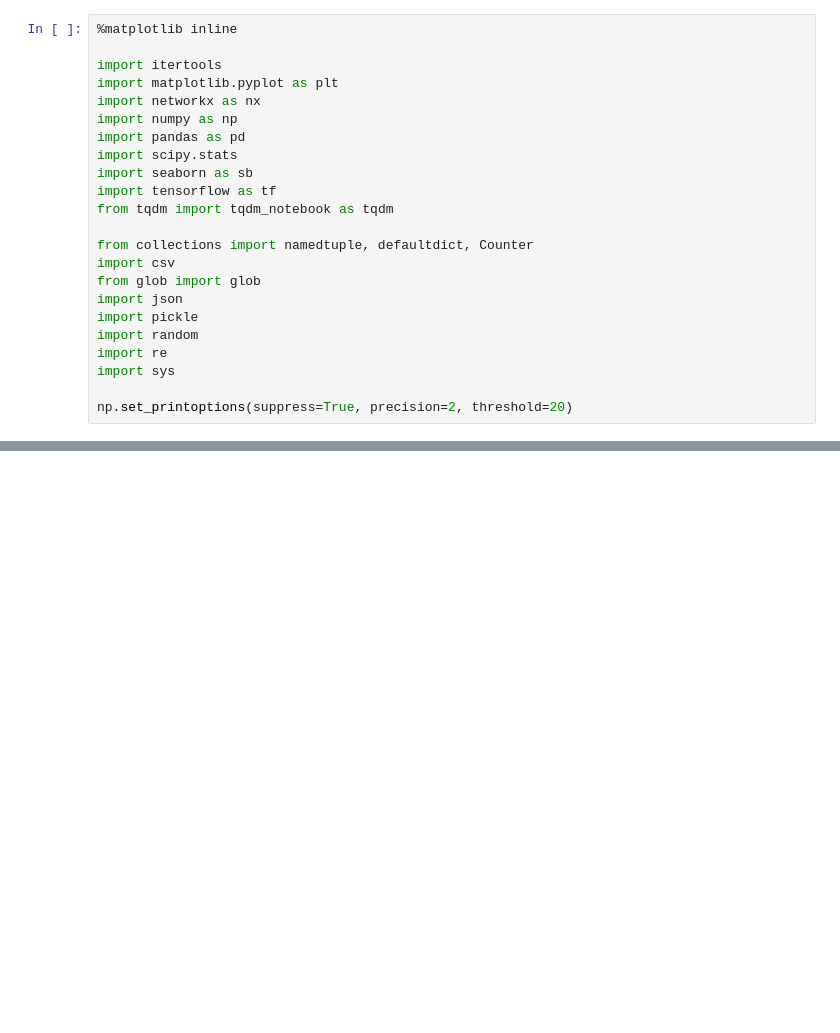
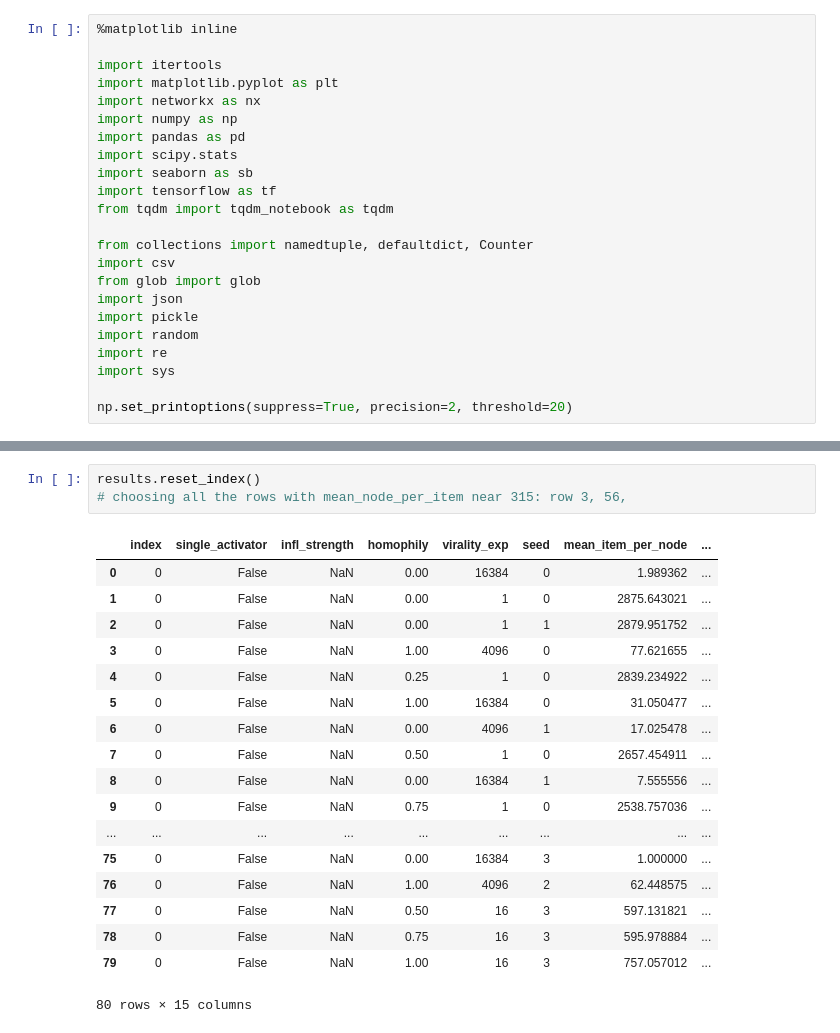
Before and after one commit to FedericoCinus/WoMG, a Jupyter notebook: src/experiments/parameter-analysis-plot.ipynb, the cells around one changed output, grey strips where cells are left out. Cells and saved outputs as stored; diff of their text form; blank space fills up the shorter version.

```diff
--- a/src/experiments/parameter-analysis-plot.ipynb
+++ b/src/experiments/parameter-analysis-plot.ipynb
@@ -104,0 +103,22 @@ Viralities: [1, 4, 16, 64, 256, 1024, 4096, 16384, 65536, 262144, 1048576, 41943
+# %%
+results.reset_index()
+# choosing all the rows with mean_node_per_item near 315: row 3, 56,
+# %% [output]
+|  | index | single_activator | infl_strength | homophily | virality_exp | seed | mean_item_per_node | ... |
+| 0 | 0 | False | NaN | 0.00 | 16384 | 0 | 1.989362 | ... |
+| 1 | 0 | False | NaN | 0.00 | 1 | 0 | 2875.643021 | ... |
+| 2 | 0 | False | NaN | 0.00 | 1 | 1 | 2879.951752 | ... |
+| 3 | 0 | False | NaN | 1.00 | 4096 | 0 | 77.621655 | ... |
+| 4 | 0 | False | NaN | 0.25 | 1 | 0 | 2839.234922 | ... |
+| 5 | 0 | False | NaN | 1.00 | 16384 | 0 | 31.050477 | ... |
+| 6 | 0 | False | NaN | 0.00 | 4096 | 1 | 17.025478 | ... |
+| 7 | 0 | False | NaN | 0.50 | 1 | 0 | 2657.454911 | ... |
+| 8 | 0 | False | NaN | 0.00 | 16384 | 1 | 7.555556 | ... |
+| 9 | 0 | False | NaN | 0.75 | 1 | 0 | 2538.757036 | ... |
+| ... | ... | ... | ... | ... | ... | ... | ... | ... |
+| 75 | 0 | False | NaN | 0.00 | 16384 | 3 | 1.000000 | ... |
+| 76 | 0 | False | NaN | 1.00 | 4096 | 2 | 62.448575 | ... |
+| 77 | 0 | False | NaN | 0.50 | 16 | 3 | 597.131821 | ... |
+| 78 | 0 | False | NaN | 0.75 | 16 | 3 | 595.978884 | ... |
+| 79 | 0 | False | NaN | 1.00 | 16 | 3 | 757.057012 | ... |
+80 rows × 15 columns
```
Also changed, not shown: parts of 5 cells of this notebook.
